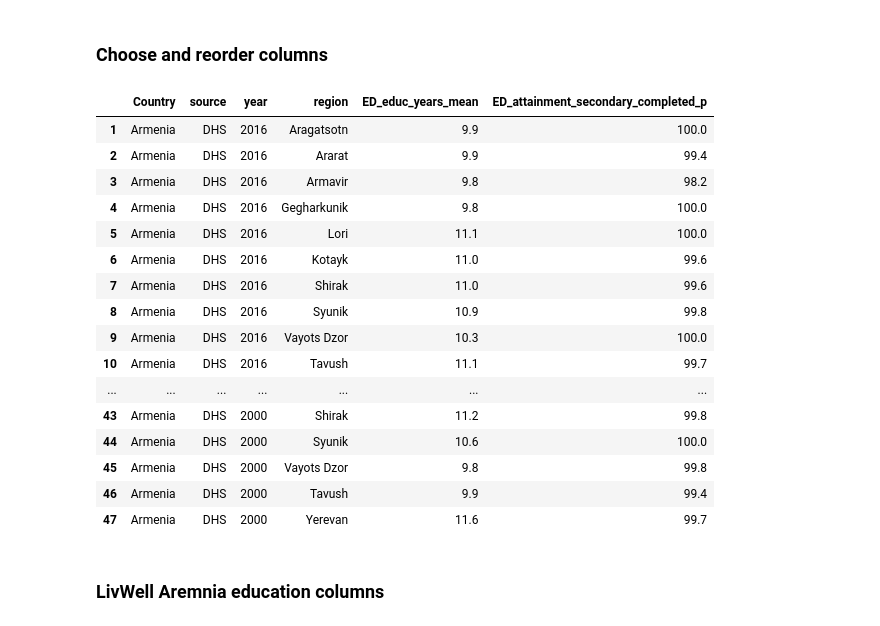
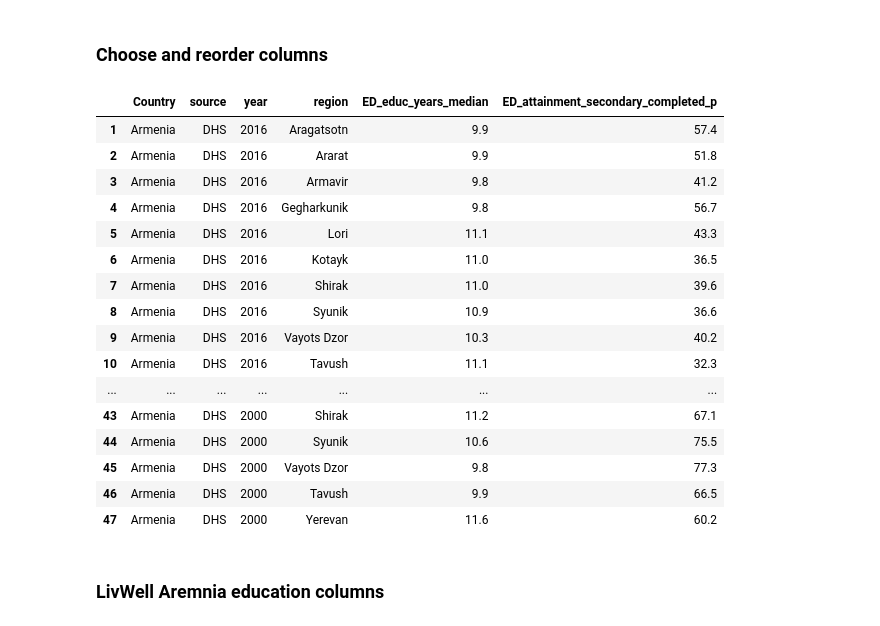
Before and after one commit to fayshaw/data_preprocessing, a Jupyter notebook: livwell.ipynb, the cells around one changed output. Saved outputs shown, nothing was run; the diff lists cells and outputs as text; code cells hidden in the pictures.

```diff
--- a/livwell.ipynb
+++ b/livwell.ipynb
@@ -403,26 +404,26 @@ stat_ed_armenia.head()
 # %% [markdown]
 ### Choose and reorder columns
 # %%
-stat_ed_armenia_df = stat_ed_armenia[['Country', 'source', 'year', 'region', 'ED_educ_years_mean', 'ED_attainment_secondary_completed_p']]
+stat_ed_armenia_df = stat_ed_armenia[['Country', 'source', 'year', 'region', 'ED_educ_years_median', 'ED_attainment_secondary_completed_p']]
 stat_ed_armenia_df
 # %% [output]
-|  | Country | source | year | region | ED_educ_years_mean | ED_attainment_secondary_completed_p |
-| 1 | Armenia | DHS | 2016 | Aragatsotn | 9.9 | 100.0 |
-| 2 | Armenia | DHS | 2016 | Ararat | 9.9 | 99.4 |
-| 3 | Armenia | DHS | 2016 | Armavir | 9.8 | 98.2 |
-| 4 | Armenia | DHS | 2016 | Gegharkunik | 9.8 | 100.0 |
-| 5 | Armenia | DHS | 2016 | Lori | 11.1 | 100.0 |
-| 6 | Armenia | DHS | 2016 | Kotayk | 11.0 | 99.6 |
-| 7 | Armenia | DHS | 2016 | Shirak | 11.0 | 99.6 |
-| 8 | Armenia | DHS | 2016 | Syunik | 10.9 | 99.8 |
-| 9 | Armenia | DHS | 2016 | Vayots Dzor | 10.3 | 100.0 |
-| 10 | Armenia | DHS | 2016 | Tavush | 11.1 | 99.7 |
+|  | Country | source | year | region | ED_educ_years_median | ED_attainment_secondary_completed_p |
+| 1 | Armenia | DHS | 2016 | Aragatsotn | 9.9 | 57.4 |
+| 2 | Armenia | DHS | 2016 | Ararat | 9.9 | 51.8 |
+| 3 | Armenia | DHS | 2016 | Armavir | 9.8 | 41.2 |
+| 4 | Armenia | DHS | 2016 | Gegharkunik | 9.8 | 56.7 |
+| 5 | Armenia | DHS | 2016 | Lori | 11.1 | 43.3 |
+| 6 | Armenia | DHS | 2016 | Kotayk | 11.0 | 36.5 |
+| 7 | Armenia | DHS | 2016 | Shirak | 11.0 | 39.6 |
+| 8 | Armenia | DHS | 2016 | Syunik | 10.9 | 36.6 |
+| 9 | Armenia | DHS | 2016 | Vayots Dzor | 10.3 | 40.2 |
+| 10 | Armenia | DHS | 2016 | Tavush | 11.1 | 32.3 |
 | ... | ... | ... | ... | ... | ... | ... |
-| 43 | Armenia | DHS | 2000 | Shirak | 11.2 | 99.8 |
-| 44 | Armenia | DHS | 2000 | Syunik | 10.6 | 100.0 |
-| 45 | Armenia | DHS | 2000 | Vayots Dzor | 9.8 | 99.8 |
-| 46 | Armenia | DHS | 2000 | Tavush | 9.9 | 99.4 |
-| 47 | Armenia | DHS | 2000 | Yerevan | 11.6 | 99.7 |
+| 43 | Armenia | DHS | 2000 | Shirak | 11.2 | 67.1 |
+| 44 | Armenia | DHS | 2000 | Syunik | 10.6 | 75.5 |
+| 45 | Armenia | DHS | 2000 | Vayots Dzor | 9.8 | 77.3 |
+| 46 | Armenia | DHS | 2000 | Tavush | 9.9 | 66.5 |
+| 47 | Armenia | DHS | 2000 | Yerevan | 11.6 | 60.2 |
 # %% [markdown]
 ### LivWell Aremnia education columns
 # %%
```
Also changed, not shown: parts of 13 cells of this notebook.
